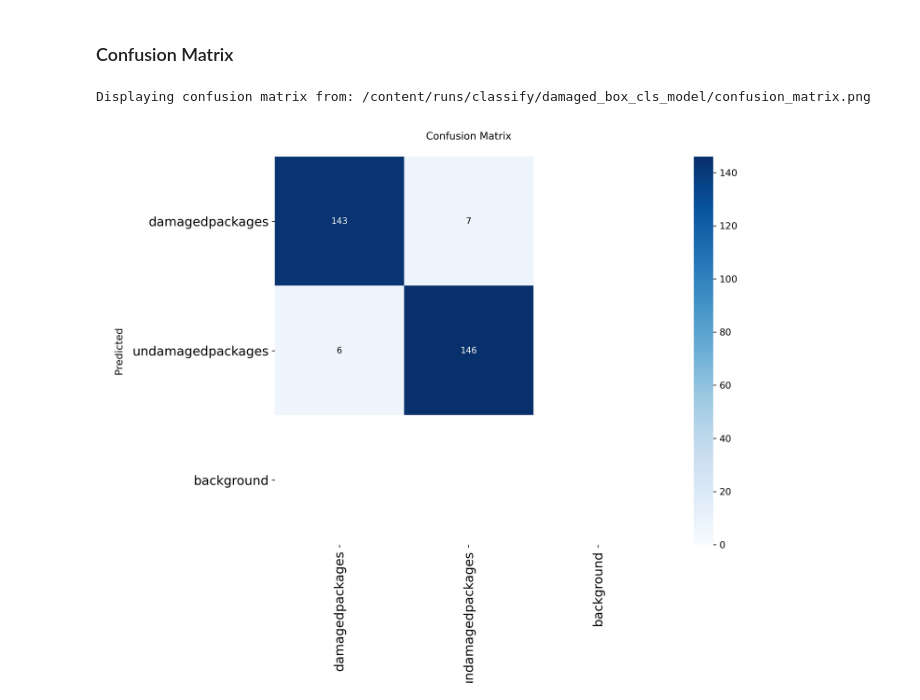
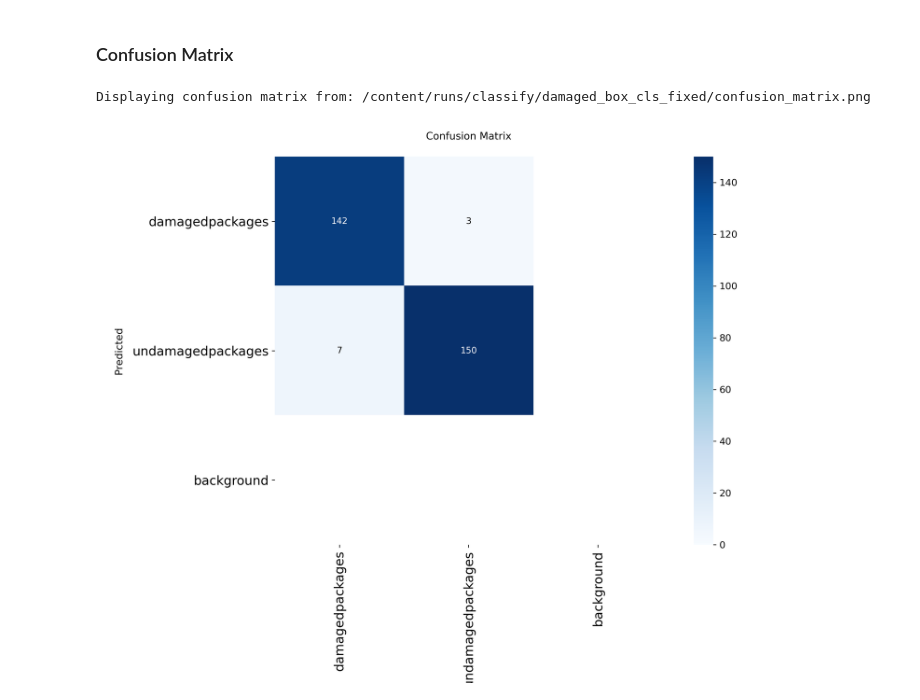
Before and after one commit to chernhaw75/PackageDamage, a Jupyter notebook: Damages_Box_Detection.ipynb, the cells around one changed output. Cells and saved outputs as stored; diff of their text form; code cells hidden in the pictures.

```diff
--- a/Damages_Box_Detection.ipynb
+++ b/Damages_Box_Detection.ipynb
@@ -300,19 +600,19 @@ Displaying training curves from: /content/runs/classify/damaged_box_cls_model/re
 # %%
 from IPython.display import Image, display
 import os
 
-training_run_dir = '/content/runs/classify/damaged_box_cls_model'
+training_run_dir = '/content/runs/classify/damaged_box_cls_fixed'
 
 # Display confusion matrix
 confusion_matrix_path = os.path.join(training_run_dir, 'confusion_matrix.png')
 if os.path.exists(confusion_matrix_path):
     print(f"Displaying confusion matrix from: {confusion_matrix_path}")
     display(Image(filename=confusion_matrix_path, width=800))
 else:
     print(f"❌ Confusion matrix (confusion_matrix.png) not found at {confusion_matrix_path}")
 # %% [output]
-Displaying confusion matrix from: /content/runs/classify/damaged_box_cls_model/confusion_matrix.png
+Displaying confusion matrix from: /content/runs/classify/damaged_box_cls_fixed/confusion_matrix.png
-[figure, old version]
+[figure, new version]
 # %%
 import warnings
 import logging
```
Also changed, not shown: parts of 17 cells of this notebook.
